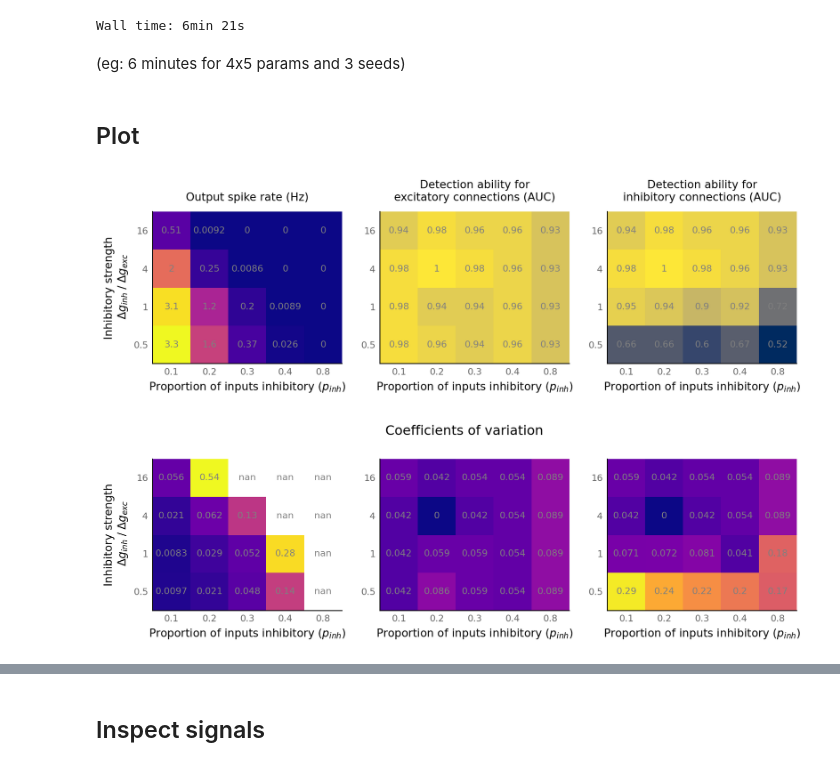
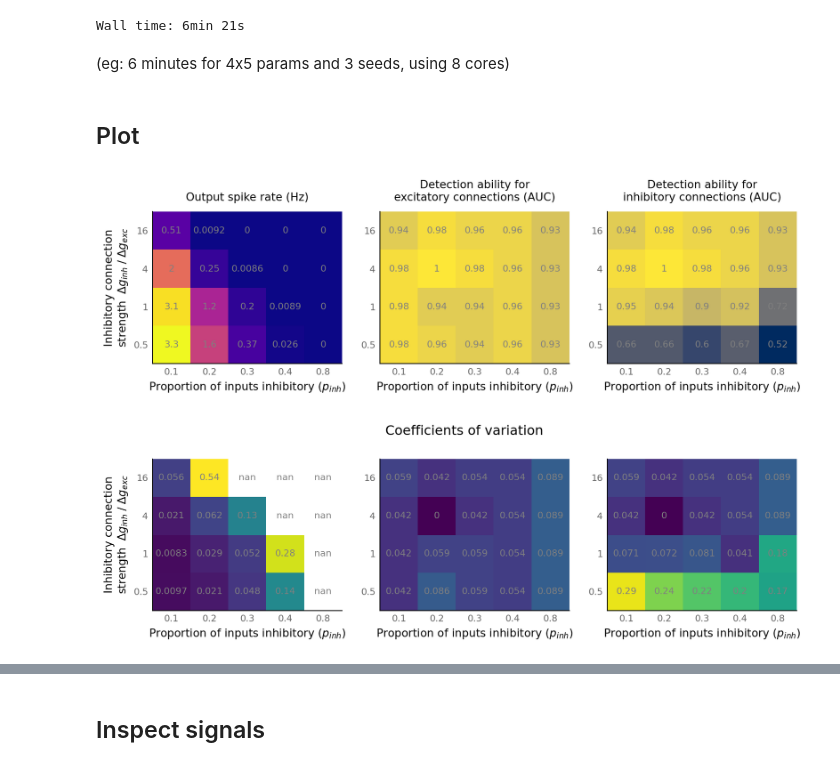
Before and after one commit to tfiers/phd, a Jupyter notebook: notebooks/2021-11-11__vary_both_inh_strength_and_proportion.ipynb, the cells around one changed output, grey strips where cells are left out. Drawn from its saved outputs; the diff is of its cells as text; code cells hidden in the pictures.

Commit message:
⬆IMPR connstrength label, viridis for CoV

```diff
--- a/notebooks/2021-11-11__vary_both_inh_strength_and_proportion.ipynb
+++ b/notebooks/2021-11-11__vary_both_inh_strength_and_proportion.ipynb
@@ -93,7 +93,7 @@ results = run_parallel(f, args);
 # %% [output]
 Wall time: 6min 21s
 # %% [markdown]
-(eg: 6 minutes for 4x5 params and 3 seeds)
+(eg: 6 minutes for 4x5 params and 3 seeds, using 8 cores)
 # %%
 M = np.reshape(results, (len(dgsyn_ratios), len(p_inhs), len(seeds), -1))
 
@@ -113,7 +113,7 @@ def matplot(data, title: str, ax, cmap="plasma", vmin=None, vmax=None):
 
     ax.set_yticks(range(len(dgsyn_ratios)))
     ax.set_yticklabels(f"{d:g}" for d in dgsyn_ratios)
-    ax.set_ylabel("Inhibitory strength" "\n" "$\; Δg_{inh} \; / \; Δg_{exc}$")
+    ax.set_ylabel("Inhibitory connection" "\n" "strength $\; Δg_{inh} \; / \; Δg_{exc}$")
 
     ax.grid(False)
 
@@ -132,21 +132,21 @@ matplot_AUC(np.mean(AUC_inh, axis=-1), "Detection ability for" "\n" "inhibitory
 axes[1].set_ylabel(None)
 axes[2].set_ylabel(None);
 # %% [output]
-[figure, old version]
+[figure, new version]
 # %%
 fig, axes = plt.subplots(ncols=3, **v.figsize(width=1000, aspect=1.8))
 
 def cov(data):
     return np.std(data, axis=-1) / np.mean(data, axis=-1)
 
-matplot(cov(output_spike_rate), "", axes[0], vmin=0, vmax=0.3)
-matplot(cov(AUC_exc), "", axes[1], vmin=0, vmax=0.3)
-matplot(cov(AUC_inh), "", axes[2], vmin=0, vmax=0.3)
+matplot(cov(output_spike_rate), "", axes[0], vmin=0, vmax=0.3, cmap='viridis')
+matplot(cov(AUC_exc), "", axes[1], vmin=0, vmax=0.3, cmap='viridis')
+matplot(cov(AUC_inh), "", axes[2], vmin=0, vmax=0.3, cmap='viridis')
 axes[1].set_ylabel(None)
 axes[2].set_ylabel(None)
 fig.suptitle("Coefficients of variation", y=0.74);
 # %% [output]
-[figure, old version]
+[figure, new version]
 # %%
 fig, axes = plt.subplots(ncols=3, **v.figsize(width=1000, aspect=1.8))
 
```
Also changed, not shown: parts of 1 cell of this notebook.
